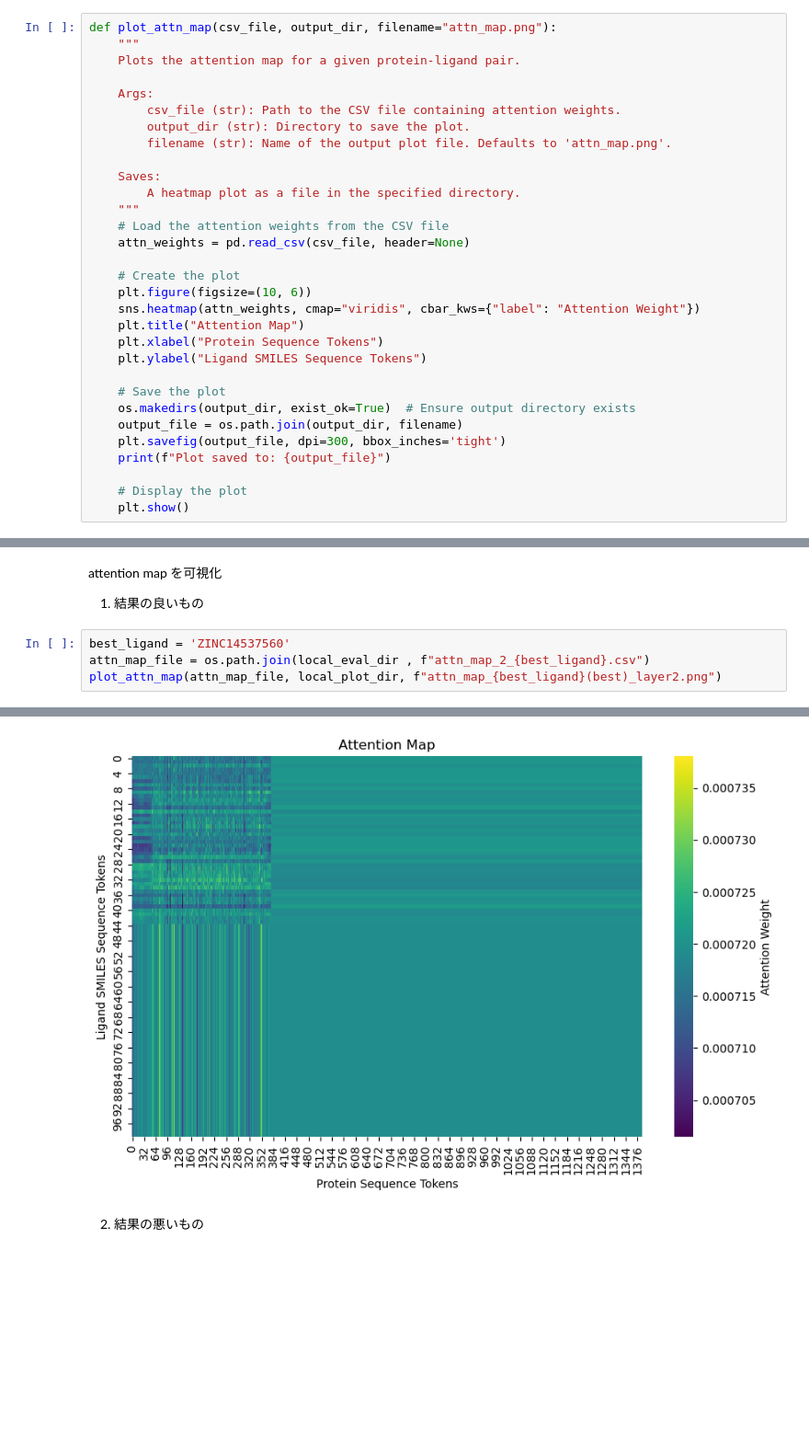
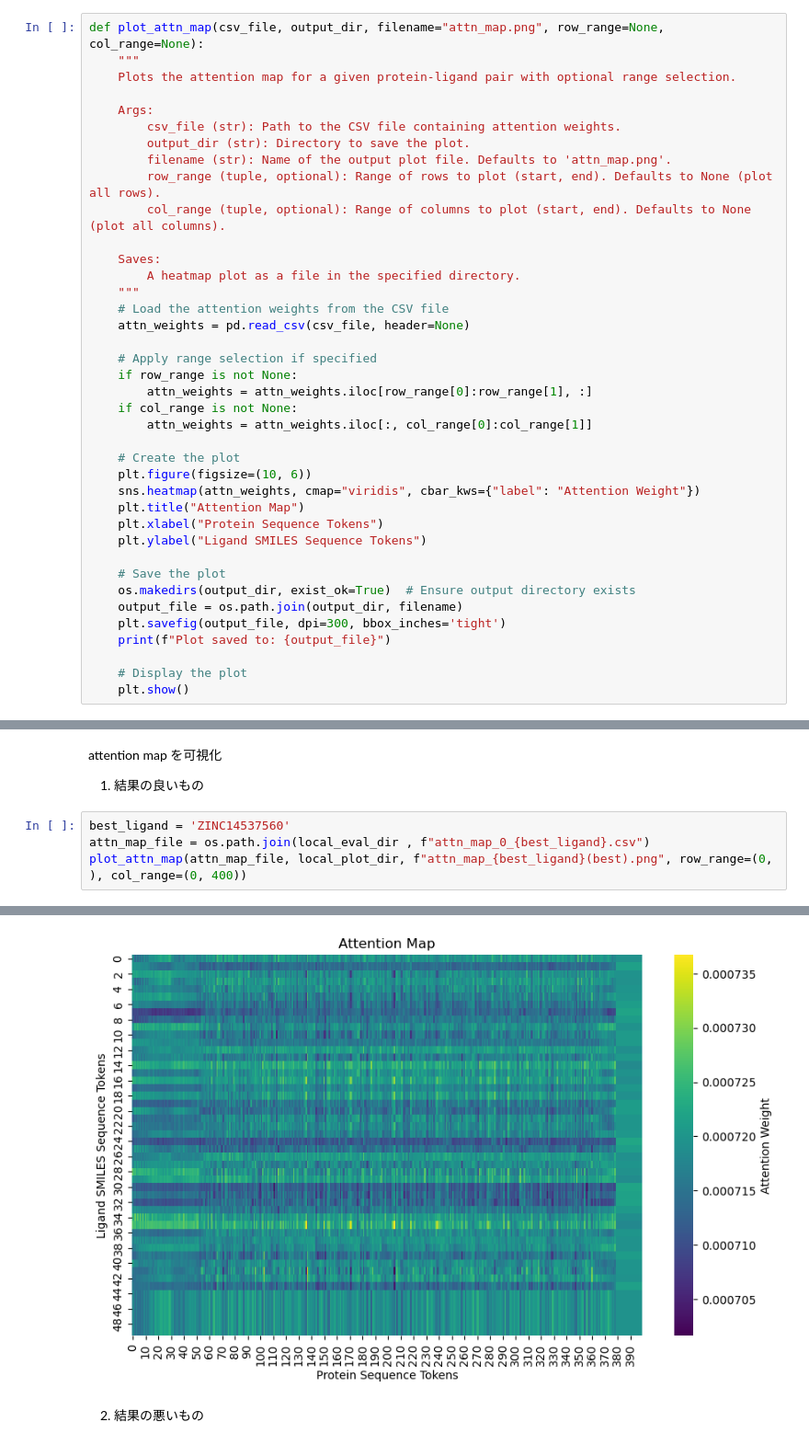
Before and after one commit to inu-wanwan/AttentionConditionedVAE, a Jupyter notebook: notebook/analyze_result.ipynb, the cells around one changed output, grey strips where cells are left out. Shown: that part at 92% size. Drawn from its saved outputs; the diff is of its cells as text; blank space fills up the shorter version.

```diff
--- a/notebook/analyze_result.ipynb
+++ b/notebook/analyze_result.ipynb
@@ -193,20 +193,28 @@ def plot_docking_score_heatmap(data, actual_col, predicted_col, x_label, y_label
     # Show the plot
     plt.show()
 # %%
-def plot_attn_map(csv_file, output_dir, filename="attn_map.png"):
+def plot_attn_map(csv_file, output_dir, filename="attn_map.png", row_range=None, col_range=None):
     """
-    Plots the attention map for a given protein-ligand pair.
+    Plots the attention map for a given protein-ligand pair with optional range selection.
 
     Args:
         csv_file (str): Path to the CSV file containing attention weights.
         output_dir (str): Directory to save the plot.
         filename (str): Name of the output plot file. Defaults to 'attn_map.png'.
+        row_range (tuple, optional): Range of rows to plot (start, end). Defaults to None (plot all rows).
+        col_range (tuple, optional): Range of columns to plot (start, end). Defaults to None (plot all columns).
 
     Saves:
         A heatmap plot as a file in the specified directory.
     """
     # Load the attention weights from the CSV file
     attn_weights = pd.read_csv(csv_file, header=None)
+
+    # Apply range selection if specified
+    if row_range is not None:
+        attn_weights = attn_weights.iloc[row_range[0]:row_range[1], :]
+    if col_range is not None:
+        attn_weights = attn_weights.iloc[:, col_range[0]:col_range[1]]
 
     # Create the plot
     plt.figure(figsize=(10, 6))
@@ -367,6 +375,6 @@ attention map を可視化
 1. 結果の良いもの
 # %%
 best_ligand = 'ZINC14537560'
-attn_map_file = os.path.join(local_eval_dir , f"attn_map_2_{best_ligand}.csv")
-plot_attn_map(attn_map_file, local_plot_dir, f"attn_map_{best_ligand}(best)_layer2.png")
+attn_map_file = os.path.join(local_eval_dir , f"attn_map_0_{best_ligand}.csv")
+plot_attn_map(attn_map_file, local_plot_dir, f"attn_map_{best_ligand}(best).png", row_range=(0, ), col_range=(0, 400))
 # %% [output]
@@ -374,4 +382,4 @@ Plot saved to: .././data/plots/ds_regression/2024-12-28_22-17-43/2024-12-28_22-1
-[figure, old version]
+[figure, new version]
 # %% [markdown]
 2. 結果の悪いもの
 # %%
```
Also changed, not shown: parts of 1 cell of this notebook, 4 other files.
